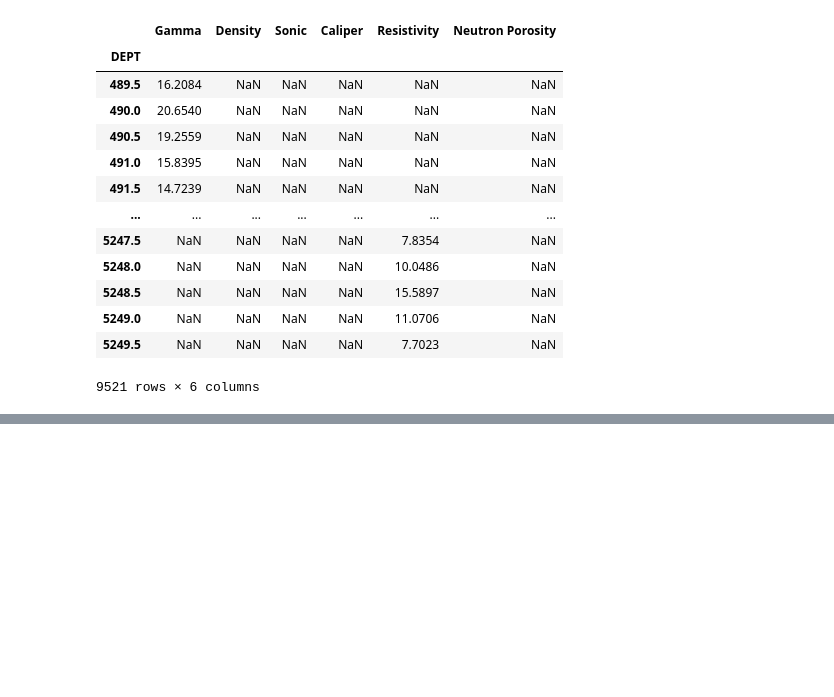
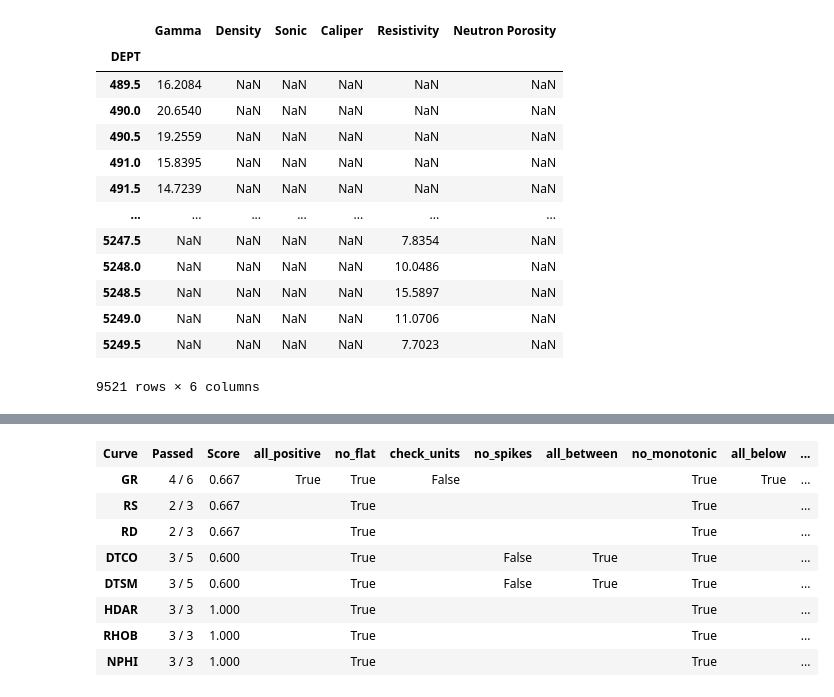
Before and after one commit to Matthew-Hiebing/PoseidonML, a Jupyter notebook: Notebooks/Poseidon/01_WellIngestion.ipynb, the cells around one changed output, grey strips where cells are left out. Saved outputs shown, nothing was run; the diff lists cells and outputs as text; code cells hidden in the pictures; blank space fills up the shorter version.

Commit message:
Check log quality and rename folder

```diff
--- a/Notebooks/Poseidon/01_WellIngestion.ipynb
+++ b/Notebooks/Poseidon/01_WellIngestion.ipynb
@@ -83,0 +86,23 @@ Well(uwi: '', name: 'Poseidon 2', 8 curves: ['GR', 'RS', 'RD', 'DTCO', 'DTSM', '
+# %%
+#Check curve quality from a single well
+import welly.quality as q
+
+tests = {
+    'Each': [
+        q.no_flat,
+        q.no_monotonic,
+        q.no_gaps,
+    ],
+    'Gamma': [
+        q.all_positive,
+        q.all_below(450),
+        q.check_units(['API', 'GAPI']),
+    ],
+    'DT': [
+        q.all_positive,
+    ],
+    'Sonic': [
+        q.all_between(1, 10000),  # 1333 to 5000 m/s
+        q.no_spikes(10),          # 10 spikes allowed
+    ],
+}
@@ -83,0 +130,16 @@ Well(uwi: '', name: 'Poseidon 2', 8 curves: ['GR', 'RS', 'RD', 'DTCO', 'DTSM', '
+# %%
+#View the well QC results as HTML
+from IPython.display import HTML
+
+html = well.qc_table_html(tests, alias=alias)
+HTML(html)
+# %% [output]
+| Curve | Passed | Score | all_positive | no_flat | check_units | no_spikes | all_between | no_monotonic | all_below | ... |
+| GR | 4 / 6 | 0.667 | True | True | False |  |  | True | True | ... |
+| RS | 2 / 3 | 0.667 |  | True |  |  |  | True |  | ... |
+| RD | 2 / 3 | 0.667 |  | True |  |  |  | True |  | ... |
+| DTCO | 3 / 5 | 0.600 |  | True |  | False | True | True |  | ... |
+| DTSM | 3 / 5 | 0.600 |  | True |  | False | True | True |  | ... |
+| HDAR | 3 / 3 | 1.000 |  | True |  |  |  | True |  | ... |
+| RHOB | 3 / 3 | 1.000 |  | True |  |  |  | True |  | ... |
+| NPHI | 3 / 3 | 1.000 |  | True |  |  |  | True |  | ... |
```
Also changed, not shown: parts of 6 cells of this notebook, 8 other files.
